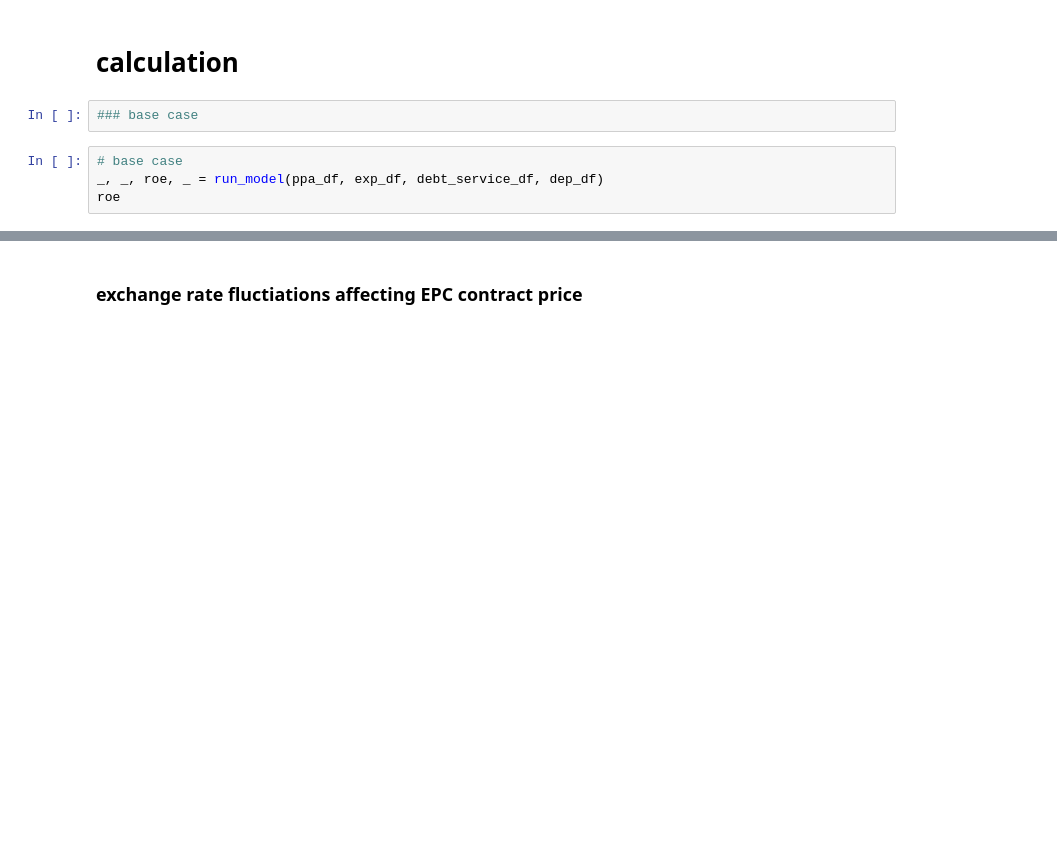
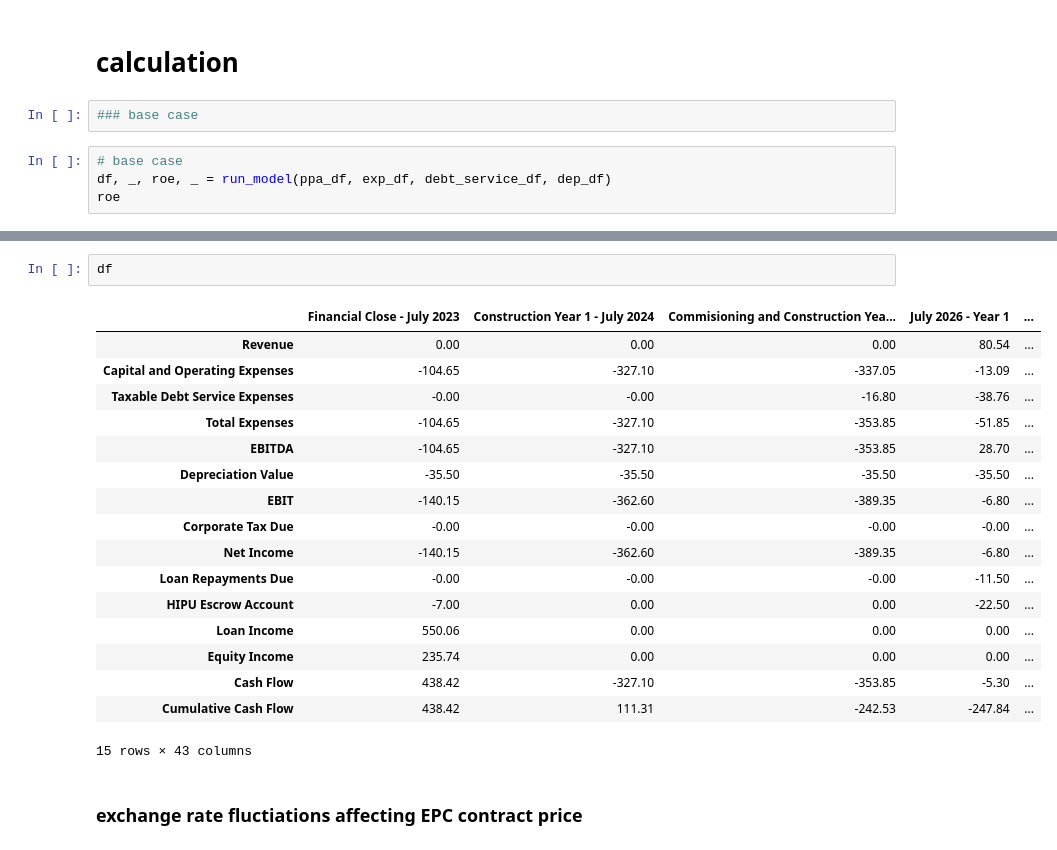
Before and after one commit to juliet29/projectFinance, a Jupyter notebook: analysis/eval.ipynb, the cells around one changed output, grey strips where cells are left out. Cells and saved outputs as stored; diff of their text form; blank space fills up the shorter version.

```diff
--- a/analysis/eval.ipynb
+++ b/analysis/eval.ipynb
@@ -15,6 +35,6 @@ from enum import Enum
 ### base case
 # %%
 # base case
-_, _, roe, _ = run_model(ppa_df, exp_df, debt_service_df, dep_df)
+df, _, roe, _ = run_model(ppa_df, exp_df, debt_service_df, dep_df)
 roe
 # %% [output]
@@ -22,3 +59,23 @@ roe
+# %%
+df
+# %% [output]
+|  | Financial Close - July 2023 | Construction Year 1 - July 2024 | Commisioning and Construction Yea... | July 2026 - Year 1 | ... |
+| Revenue | 0.00 | 0.00 | 0.00 | 80.54 | ... |
+| Capital and Operating Expenses | -104.65 | -327.10 | -337.05 | -13.09 | ... |
+| Taxable Debt Service Expenses | -0.00 | -0.00 | -16.80 | -38.76 | ... |
+| Total Expenses | -104.65 | -327.10 | -353.85 | -51.85 | ... |
+| EBITDA | -104.65 | -327.10 | -353.85 | 28.70 | ... |
+| Depreciation Value | -35.50 | -35.50 | -35.50 | -35.50 | ... |
+| EBIT | -140.15 | -362.60 | -389.35 | -6.80 | ... |
+| Corporate Tax Due | -0.00 | -0.00 | -0.00 | -0.00 | ... |
+| Net Income | -140.15 | -362.60 | -389.35 | -6.80 | ... |
+| Loan Repayments Due | -0.00 | -0.00 | -0.00 | -11.50 | ... |
+| HIPU Escrow Account | -7.00 | 0.00 | 0.00 | -22.50 | ... |
+| Loan Income | 550.06 | 0.00 | 0.00 | 0.00 | ... |
+| Equity Income | 235.74 | 0.00 | 0.00 | 0.00 | ... |
+| Cash Flow | 438.42 | -327.10 | -353.85 | -5.30 | ... |
+| Cumulative Cash Flow | 438.42 | 111.31 | -242.53 | -247.84 | ... |
+15 rows × 43 columns
 # %% [markdown]
 ### exchange rate fluctiations affecting EPC contract price
 # %%
```
Also changed, not shown: parts of 5 cells of this notebook, 4 other files.
